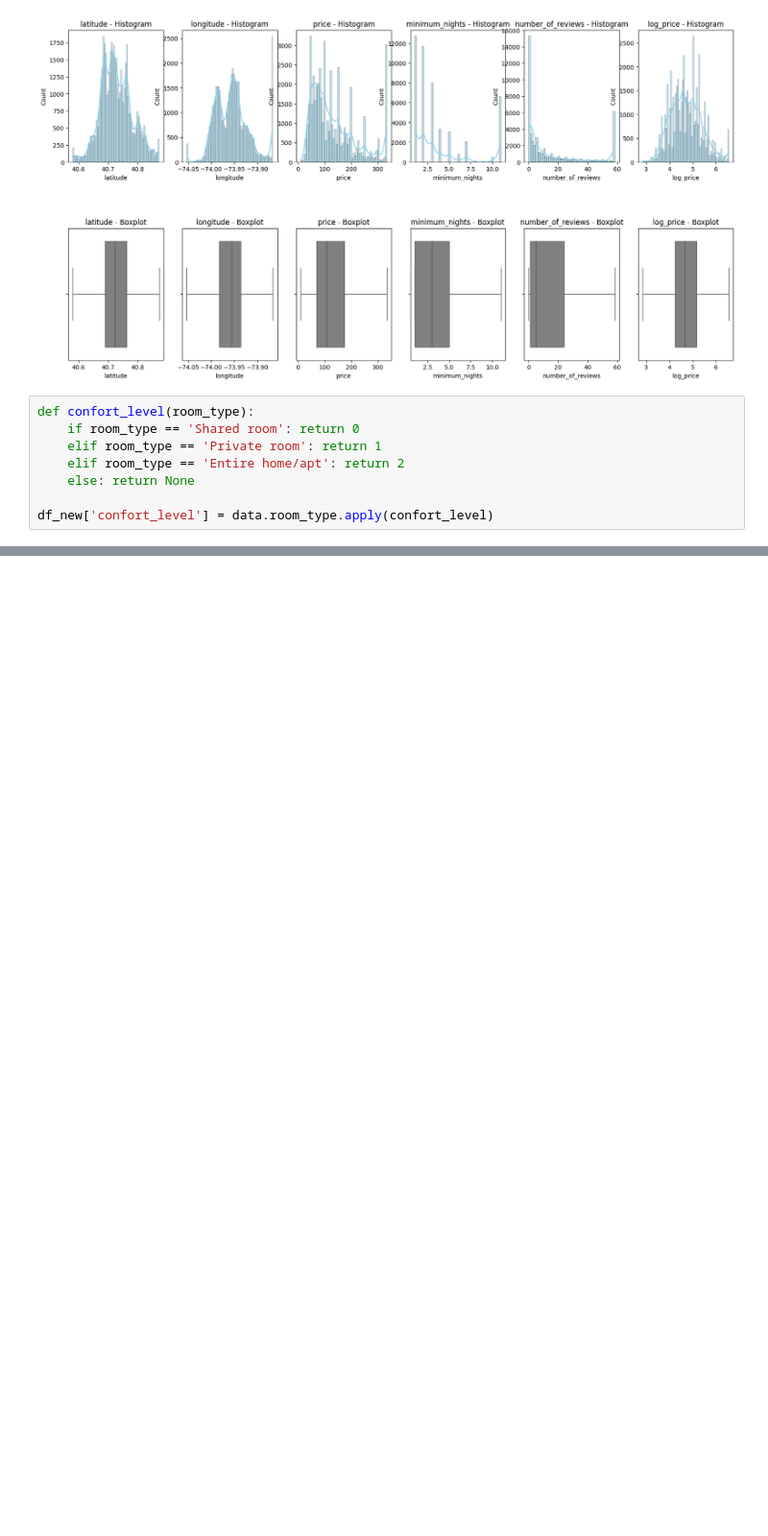
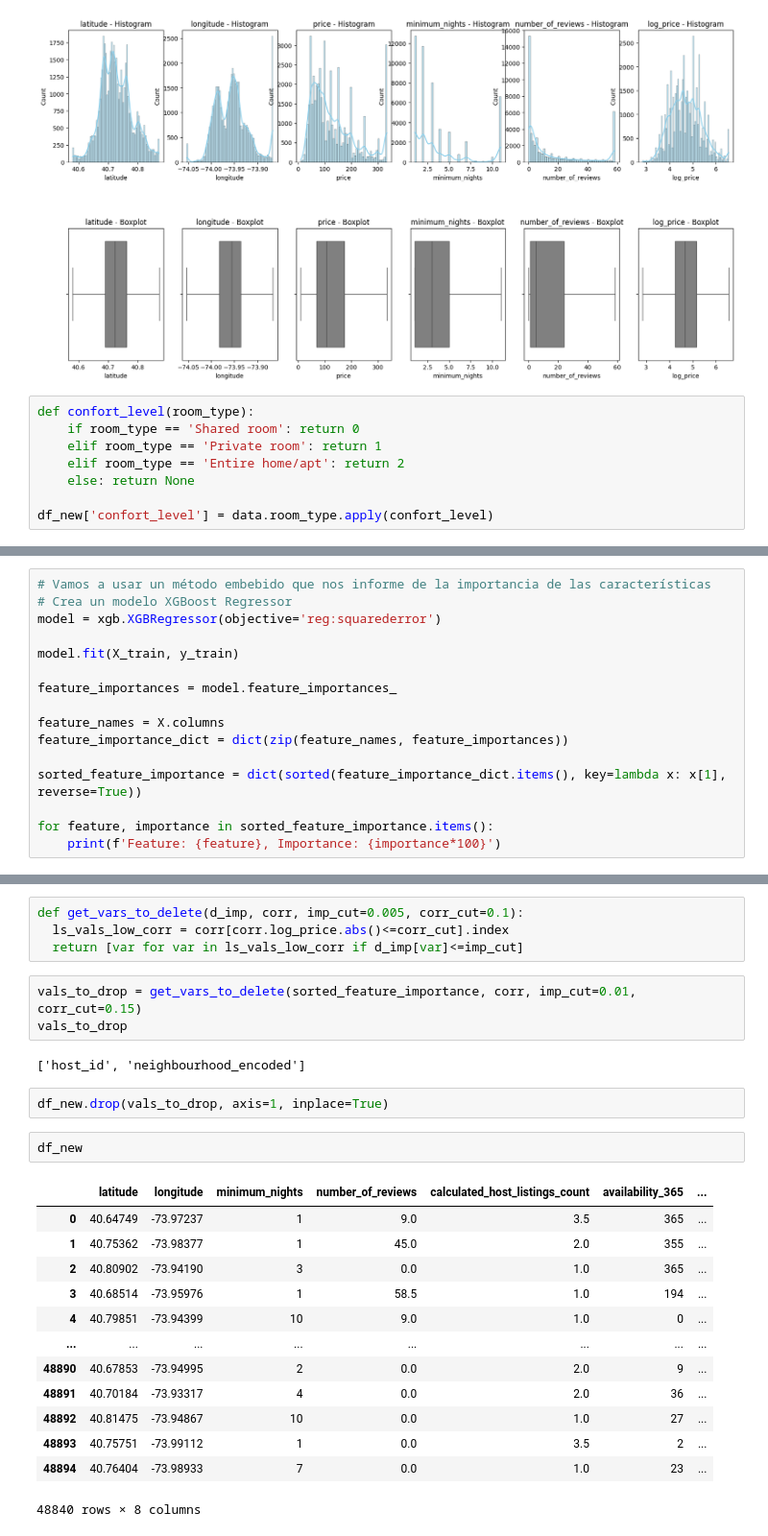
Before and after one commit to 4GeeksAcademy/machine-learning-joel, a Jupyter notebook: src/explore.ipynb, the cells around one changed output, grey strips where cells are left out. Shown: that part at 96% size. Drawn from its saved outputs; the diff is of its cells as text; blank space fills up the shorter version.

```diff
--- a/src/explore.ipynb
+++ b/src/explore.ipynb
@@ -368,0 +491,16 @@ ValueError: could not convert string to float: 'Brooklyn'
+# %%
+# Vamos a usar un método embebido que nos informe de la importancia de las características
+# Crea un modelo XGBoost Regressor
+model = xgb.XGBRegressor(objective='reg:squarederror')
+
+model.fit(X_train, y_train)
+
+feature_importances = model.feature_importances_
+
+feature_names = X.columns
+feature_importance_dict = dict(zip(feature_names, feature_importances))
+
+sorted_feature_importance = dict(sorted(feature_importance_dict.items(), key=lambda x: x[1], reverse=True))
+
+for feature, importance in sorted_feature_importance.items():
+    print(f'Feature: {feature}, Importance: {importance*100}')
@@ -368,0 +517,27 @@ ValueError: could not convert string to float: 'Brooklyn'
+# %%
+def get_vars_to_delete(d_imp, corr, imp_cut=0.005, corr_cut=0.1):
+  ls_vals_low_corr = corr[corr.log_price.abs()<=corr_cut].index
+  return [var for var in ls_vals_low_corr if d_imp[var]<=imp_cut]
+# %%
+vals_to_drop = get_vars_to_delete(sorted_feature_importance, corr, imp_cut=0.01, corr_cut=0.15)
+vals_to_drop
+# %% [output]
+['host_id', 'neighbourhood_encoded']
+# %%
+df_new.drop(vals_to_drop, axis=1, inplace=True)
+# %%
+df_new
+# %% [output]
+|  | latitude | longitude | minimum_nights | number_of_reviews | calculated_host_listings_count | availability_365 | ... |
+| 0 | 40.64749 | -73.97237 | 1 | 9.0 | 3.5 | 365 | ... |
+| 1 | 40.75362 | -73.98377 | 1 | 45.0 | 2.0 | 355 | ... |
+| 2 | 40.80902 | -73.94190 | 3 | 0.0 | 1.0 | 365 | ... |
+| 3 | 40.68514 | -73.95976 | 1 | 58.5 | 1.0 | 194 | ... |
+| 4 | 40.79851 | -73.94399 | 10 | 9.0 | 1.0 | 0 | ... |
+| ... | ... | ... | ... | ... | ... | ... | ... |
+| 48890 | 40.67853 | -73.94995 | 2 | 0.0 | 2.0 | 9 | ... |
+| 48891 | 40.70184 | -73.93317 | 4 | 0.0 | 2.0 | 36 | ... |
+| 48892 | 40.81475 | -73.94867 | 10 | 0.0 | 1.0 | 27 | ... |
+| 48893 | 40.75751 | -73.99112 | 1 | 0.0 | 3.5 | 2 | ... |
+| 48894 | 40.76404 | -73.98933 | 7 | 0.0 | 1.0 | 23 | ... |
+48840 rows × 8 columns
```
Also changed, not shown: parts of 18 cells of this notebook.
